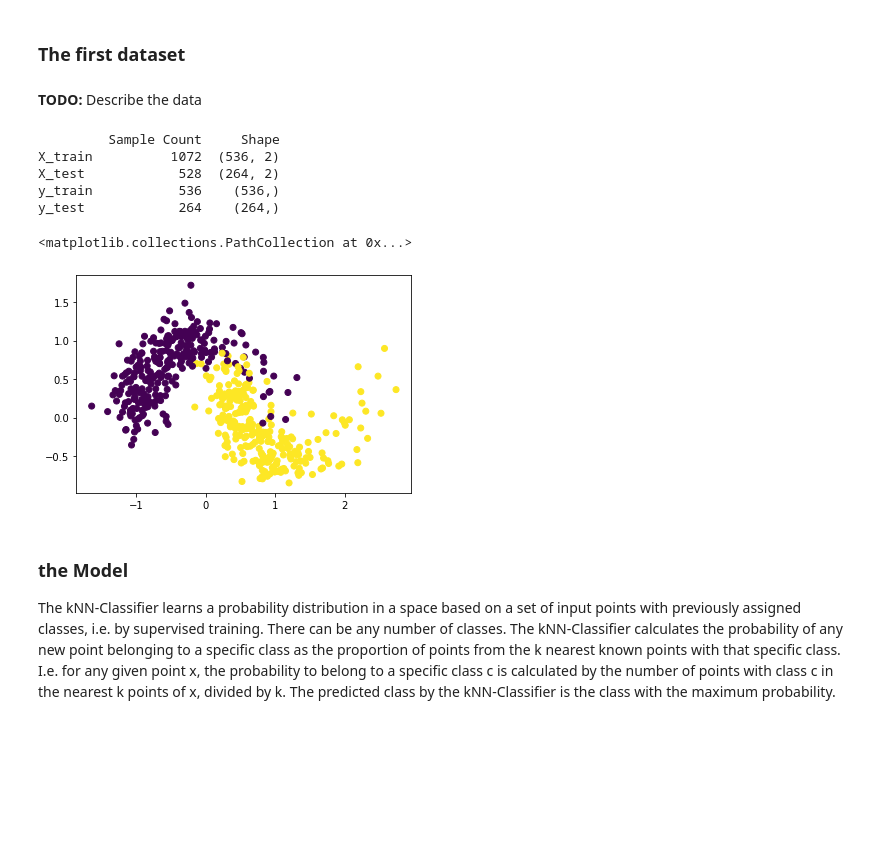
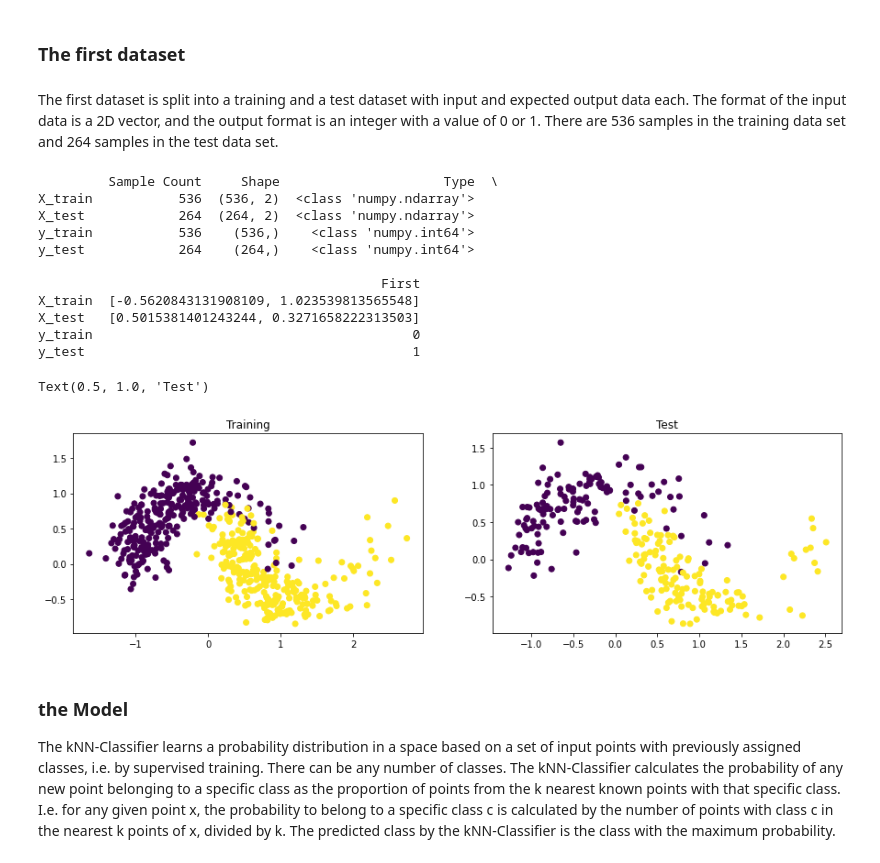
Before and after one commit to mankinskin/ml_projects, a Jupyter notebook: Project1.ipynb, the cells around one changed output. Cells and saved outputs as stored; diff of their text form; code cells hidden in the pictures; blank space fills up the shorter version.

Commit message:
Describe kNN data sets better

```diff
--- a/Project1.ipynb
+++ b/Project1.ipynb
@@ -27,38 +27,53 @@ y_train = data_set['y_train']
 y_test = data_set['y_test']
 # %% [markdown]
 ### The first dataset
-# %% [markdown]
-**TODO:** Describe the data
+# %% [markdown]
+The first dataset is split into a training and a test dataset with input and expected output data each. The format of the input data is a 2D vector, and the output format is an integer with a value of 0 or 1. There are 536 samples in the training data set and 264 samples in the test data set.
 # %%
 # TODO: take a closer look at the dataset, e.g. number of samples, dimensionality, labels, etc.
 import pandas as pd
 import matplotlib.pyplot as plt
 
 # generic function to extract named properties from the data set items
 # fs is a list of tuples, first a name, then a function mapping an item to a property
 def property_table(fs, data_set):
     keys = list(data_set.keys()) # row names
     props = list(map(lambda f: f[0], fs)) # column names
     funcs = list(map(lambda f: f[1], fs)) # property functions
     items = list(map(lambda t: t[1], data_set.items())) # data items
     data = zip(*list(map(lambda f: map(f, items), funcs))) # each prop for each item
     return pd.DataFrame(data, index=keys, columns=props) # use pandas.DataFrame to print a table
 
 data_frame = property_table([
-        ('Sample Count', lambda item: item.size),
+        ('Sample Count', lambda item: len(item)),
         ('Shape', lambda item: item.shape),
+        ('Type', lambda item: type(item[0])),
+        ('First', lambda item: item[0]),
     ], data_set)
 
 print(data_frame)
-plt.scatter(*zip(*X_train), c=y_train)
+
+fig, axs = plt.subplots(1, 2)
+fig.set_figwidth(15)
+axs[0].scatter(*zip(*X_train), c=y_train)
+axs[0].set_title("Training")
+
+axs[1].scatter(*zip(*X_test), c=y_test)
+axs[1].set_title("Test")
 # %% [output]
-         Sample Count     Shape
-X_train          1072  (536, 2)
-X_test            528  (264, 2)
-y_train           536    (536,)
-y_test            264    (264,)
+         Sample Count     Shape                     Type  \
+X_train           536  (536, 2)  <class 'numpy.ndarray'>
+X_test            264  (264, 2)  <class 'numpy.ndarray'>
+y_train           536    (536,)    <class 'numpy.int64'>
+y_test            264    (264,)    <class 'numpy.int64'>
+
+                                            First
+X_train  [-0.5620843131908109, 1.023539813565548]
+X_test   [0.5015381401243244, 0.3271658222313503]
+y_train                                         0
+y_test                                          1
-<matplotlib.collections.PathCollection at 0x...>
+Text(0.5, 1.0, 'Test')
-[figure, old version]
+[figure, new version]
 # %% [markdown]
 ### the Model
 
```
Also changed, not shown: parts of 1 cell of this notebook.
